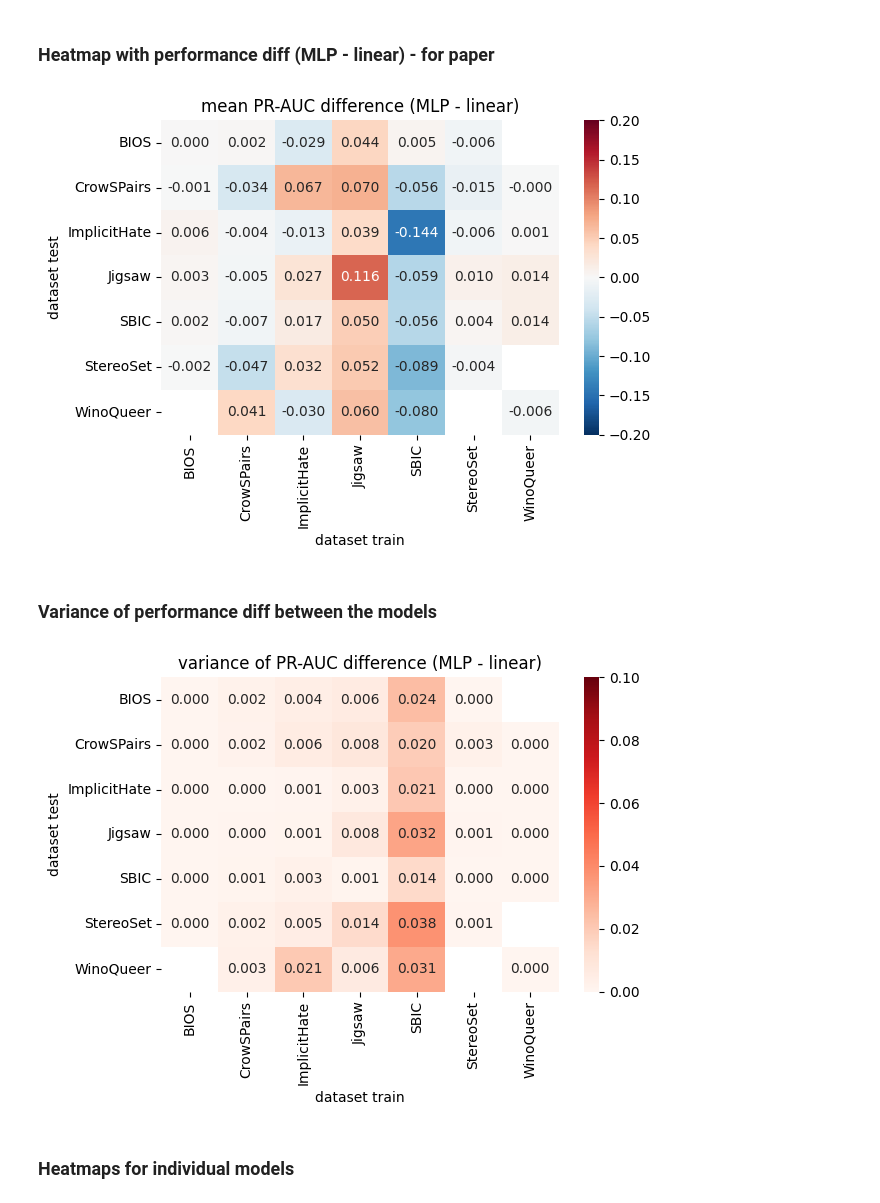
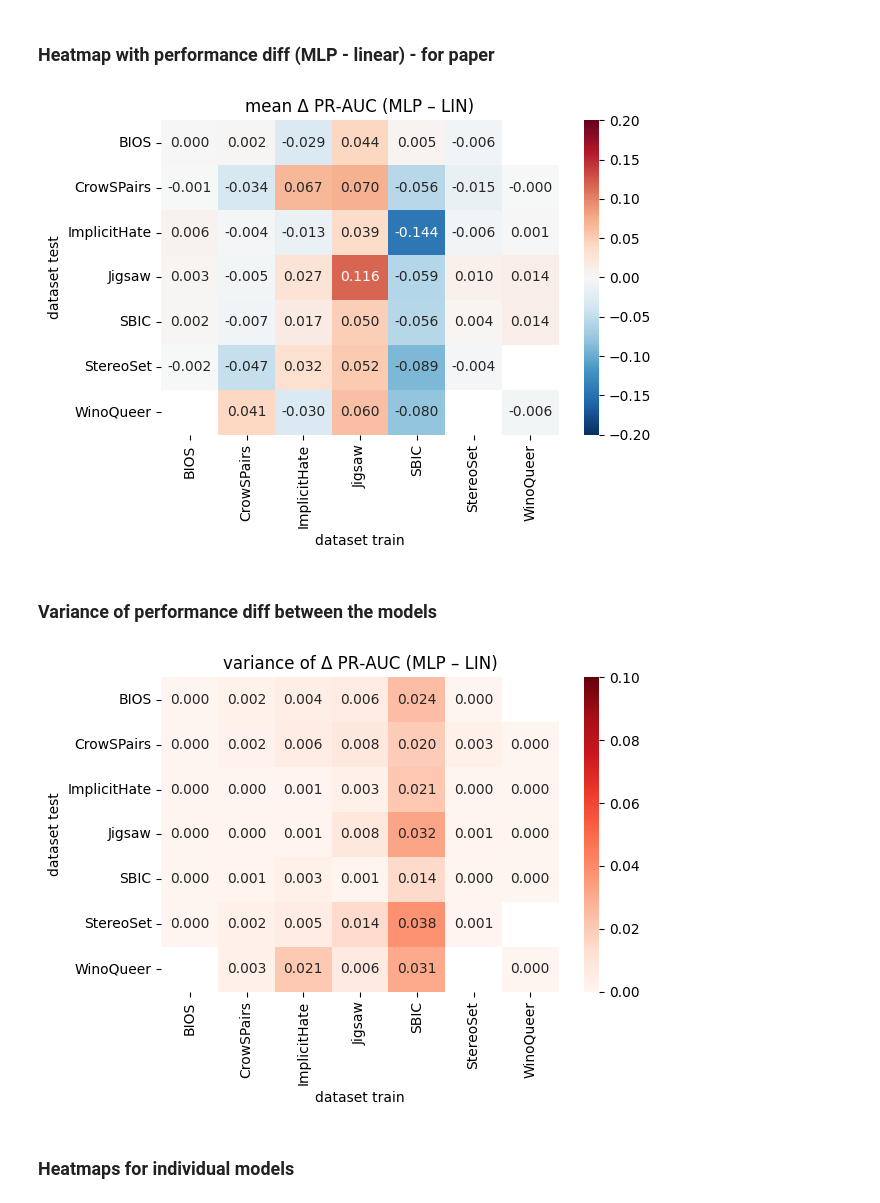
Before and after one commit to HammerLabML/PreSeCoLM, a Jupyter notebook: experiments/concept_eval/experiment2.ipynb, the cells around one changed output. Saved outputs shown, nothing was run; the diff lists cells and outputs as text; code cells hidden in the pictures.

```diff
--- a/experiments/concept_eval/experiment2.ipynb
+++ b/experiments/concept_eval/experiment2.ipynb
@@ -253,15 +253,15 @@ plt.show()
 # %%
 agg_res = res.groupby(["dataset test", "dataset train"], as_index=False)[["mlp", "linear", "diff"]].mean()
 pivot1 = agg_res.pivot(index="dataset test", columns="dataset train", values="diff")
 
 sns.heatmap(pivot1, annot=True, cmap="RdBu_r", fmt=".3f", center=0, vmax=0.2, vmin=-0.2)
-plt.title("mean PR-AUC difference (MLP - linear)")
+plt.title("mean Δ PR‑AUC (MLP – LIN)")
 
 plt.tight_layout()
 plt.savefig('../plots/heatmap_diff_mean.eps', format='eps', bbox_inches='tight')
 plt.show()
 # %% [output]
-[figure, old version]
+[figure, new version]
 # %% [markdown]
 ### Variance of performance diff between the models
 # %%
@@ -270,13 +270,13 @@ agg_res = res.groupby(["dataset test", "dataset train"], as_index=False)[["mlp",
 pivot1 = agg_res.pivot(index="dataset test", columns="dataset train", values="diff")
 
 sns.heatmap(pivot1, annot=True, cmap="Reds", fmt=".3f", vmin=0, vmax=0.1)
-plt.title("variance of PR-AUC difference (MLP - linear)")
+plt.title("variance of Δ PR‑AUC (MLP – LIN)")
 
 plt.tight_layout()
 plt.savefig('../plots/heatmap_diff_var.eps', format='eps', bbox_inches='tight')
 plt.show()
 # %% [output]
-[figure, old version]
+[figure, new version]
 # %% [markdown]
 ### Heatmaps for individual models
 # %%
```
Also changed, not shown: parts of 3 cells of this notebook, 2 other files.
